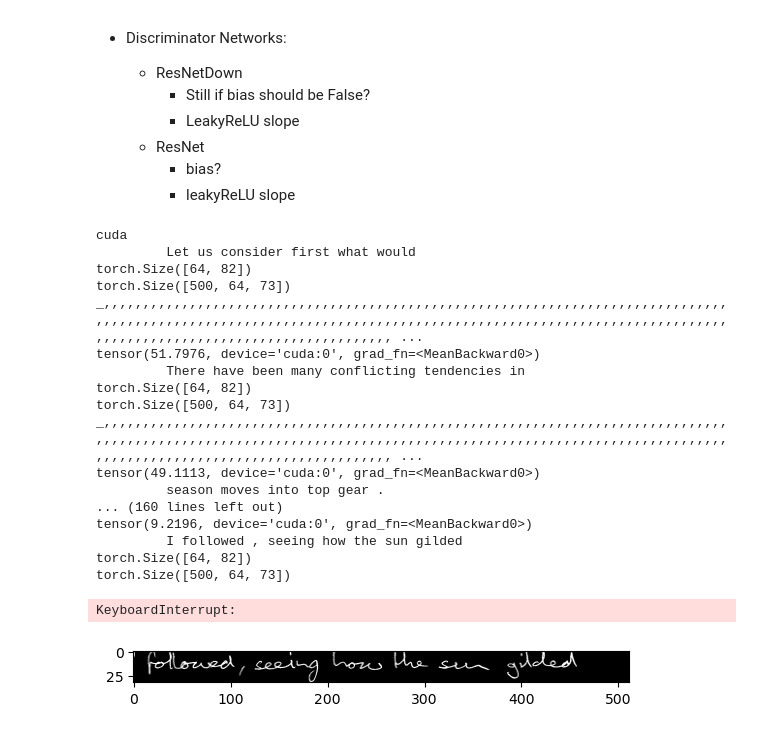
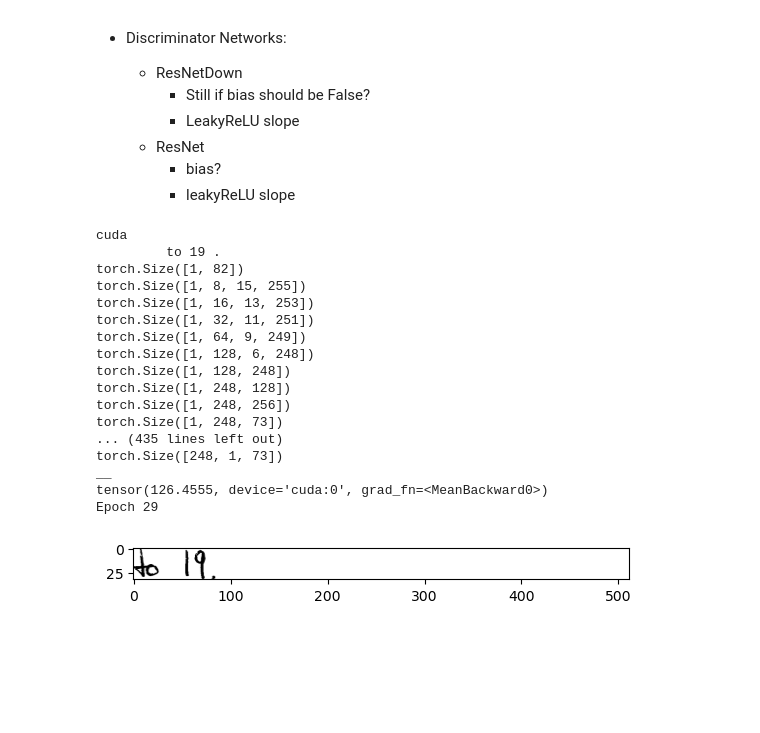
Before and after one commit to nabethg/ScribeSmith, a Jupyter notebook: train_recognizer.ipynb, the cells around one changed output. Saved outputs shown, nothing was run; the diff lists cells and outputs as text; code cells hidden in the pictures; blank space fills up the shorter version.

Commit message:
Training loop for recognizer

```diff
--- a/train_recognizer.ipynb
+++ b/train_recognizer.ipynb
@@ -232,7 +233,7 @@ line_transcription_dataset_val = Subset(line_transcription_dataset_val, range(10
 line_image_dataset_train = Subset(line_image_dataset_train, range(64*5))
 line_image_dataset_val = Subset(line_image_dataset_val, range(10))
 
-line_dataset_train = Subset(line_dataset_train, range(1000))
+line_dataset_train = Subset(line_dataset_train, range(1))
 line_dataset_val = Subset(line_dataset_val, range(10))
 
 # line_transcription_dataset_train, line_transcription_dataset_val, _ = random_split(line_transcription_dataset, [0.005, 0.005, 0.99])
@@ -324,7 +325,7 @@ def train(recognizer,
             line_text_batch_pad_remove = [line_text[line_text.nonzero().squeeze(1)] for line_text in line_text_batch]  # Array of tensors
             target_lengths = torch.tensor([len(line_text_pad_remove) for line_text_pad_remove in line_text_batch_pad_remove])
             target = torch.cat(line_text_batch_pad_remove)
-            input_lengths = torch.full(size=(cur_batch_size,), fill_value=500)
+            input_lengths = torch.full(size=(cur_batch_size,), fill_value=248)
             recognizer_loss = recognizer_loss_function(
                 recognizer_outputs.log_softmax(2),
                 target,
@@ -470,29 +497,28 @@ LSTM hidden layers should increase, hidden size should increase.
 # %%
 recognizer = Recognizer()
 # generator = load_model(generator, "main_model/model_snapshots/2023-07-13_18-06-43_bs4_lr0.0002_betas(0, 0.999)_generator_epoch9.pt")
 # generator, encoder, discriminator = load_models_of_same_batch(generator, encoder, discriminator, filename_prefix="main_model/model_snapshots/2023-07-13_18-06-43_bs4_lr0.0002_betas(0, 0.999)", epoch_number=9)
 
 train(recognizer=recognizer,
               train_line_dataset=line_dataset_train, val_line_dataset=line_dataset_val,
-              batch_size=64, recognizer_lr=0.0004,
+              batch_size=64, recognizer_lr=0.00004,
               betas=(0, 0.999), num_epochs=30, loss_balancing_alpha=1)
 # %% [output]
 cuda
-         Let us consider first what would
-torch.Size([64, 82])
-torch.Size([500, 64, 73])
-_,,,,,,,,,,,,,,,,,,,,,,,,,,,,,,,,,,,,,,,,,,,,,,,,,,,,,,,,,,,,,,,,,,,,,,,,,,,,,,,,,,,,,,,,,,,,,,,,,,,,,,,,,,,,,,,,,,,,,,,,,,,,,,,,,,,,,,,,,,,,,,,,,,,,,,,,,,,,,,,,,,,,,,,,,,,,,,,,,,,,,,,,,,,,,,,,,,,,,,, ...
-tensor(51.7976, device='cuda:0', grad_fn=<MeanBackward0>)
-         There have been many conflicting tendencies in
-torch.Size([64, 82])
-torch.Size([500, 64, 73])
-_,,,,,,,,,,,,,,,,,,,,,,,,,,,,,,,,,,,,,,,,,,,,,,,,,,,,,,,,,,,,,,,,,,,,,,,,,,,,,,,,,,,,,,,,,,,,,,,,,,,,,,,,,,,,,,,,,,,,,,,,,,,,,,,,,,,,,,,,,,,,,,,,,,,,,,,,,,,,,,,,,,,,,,,,,,,,,,,,,,,,,,,,,,,,,,,,,,,,,,, ...
-tensor(49.1113, device='cuda:0', grad_fn=<MeanBackward0>)
-         season moves into top gear .
-... (160 lines left out)
-tensor(9.2196, device='cuda:0', grad_fn=<MeanBackward0>)
-         I followed , seeing how the sun gilded
-torch.Size([64, 82])
-torch.Size([500, 64, 73])
+         to 19 .
+torch.Size([1, 82])
+torch.Size([1, 8, 15, 255])
+torch.Size([1, 16, 13, 253])
+torch.Size([1, 32, 11, 251])
+torch.Size([1, 64, 9, 249])
+torch.Size([1, 128, 6, 248])
+torch.Size([1, 128, 248])
+torch.Size([1, 248, 128])
+torch.Size([1, 248, 256])
+torch.Size([1, 248, 73])
+... (435 lines left out)
+torch.Size([248, 1, 73])
+__
+tensor(126.4555, device='cuda:0', grad_fn=<MeanBackward0>)
+Epoch 29
-KeyboardInterrupt:
-[figure, old version]
+[figure, new version]
```
Also changed, not shown: parts of 5 cells of this notebook, 1 other file.
